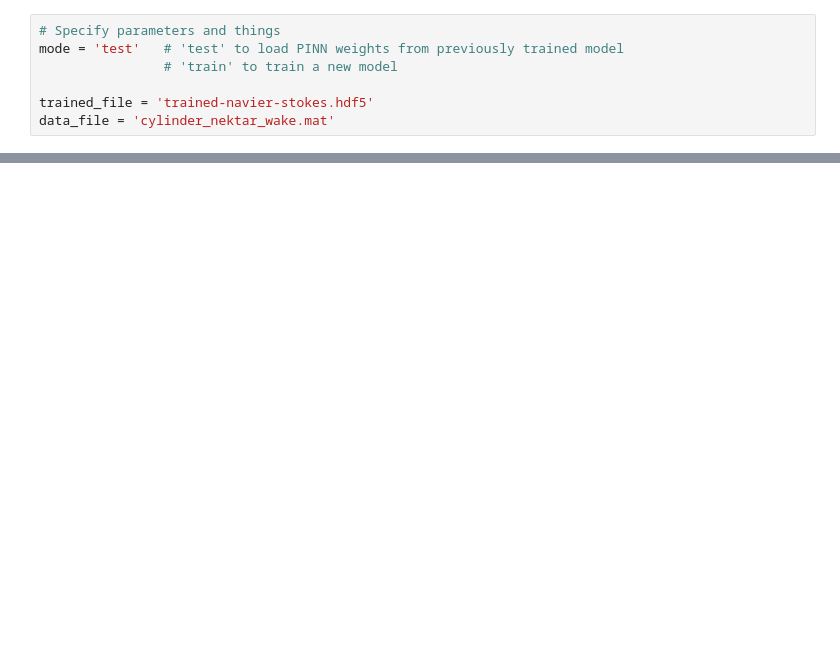
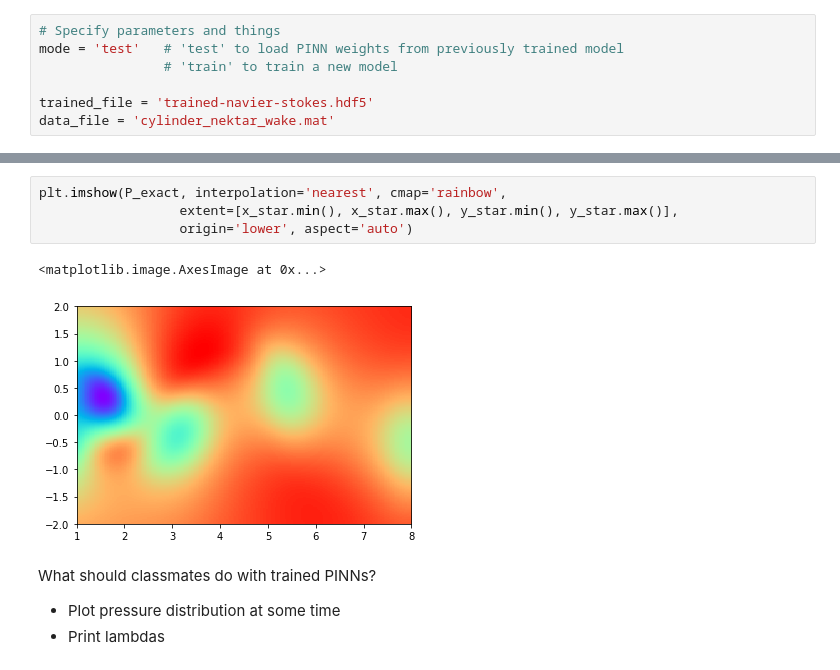
Before and after one commit to thomas-allard/APPM5720, a Jupyter notebook: NavierStokeExample.ipynb, the cells around one changed output, grey strips where cells are left out. Drawn from its saved outputs; the diff is of its cells as text; blank space fills up the shorter version.

```diff
--- a/NavierStokeExample.ipynb
+++ b/NavierStokeExample.ipynb
@@ -239,0 +277,11 @@ if mode == 'train':
+# %%
+plt.imshow(P_exact, interpolation='nearest', cmap='rainbow',
+                  extent=[x_star.min(), x_star.max(), y_star.min(), y_star.max()],
+                  origin='lower', aspect='auto')
+# %% [output]
+<matplotlib.image.AxesImage at 0x...>
+[figure, added]
+# %% [markdown]
+What should classmates do with trained PINNs?
+- Plot pressure distribution at some time
+- Print lambdas
```
Also changed, not shown: parts of 14 cells of this notebook.
